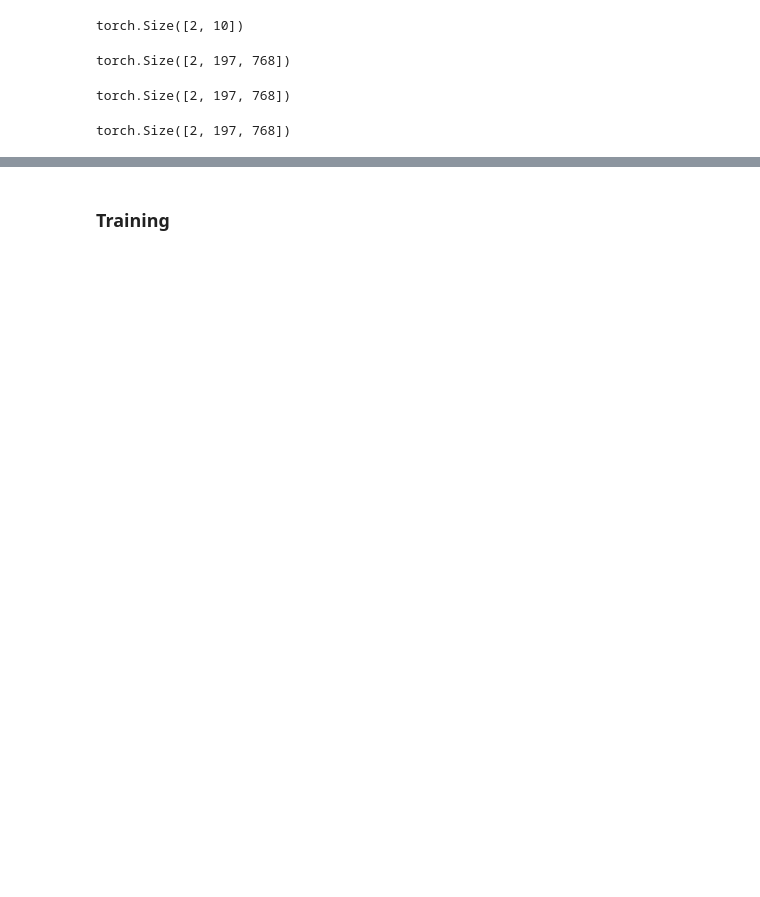
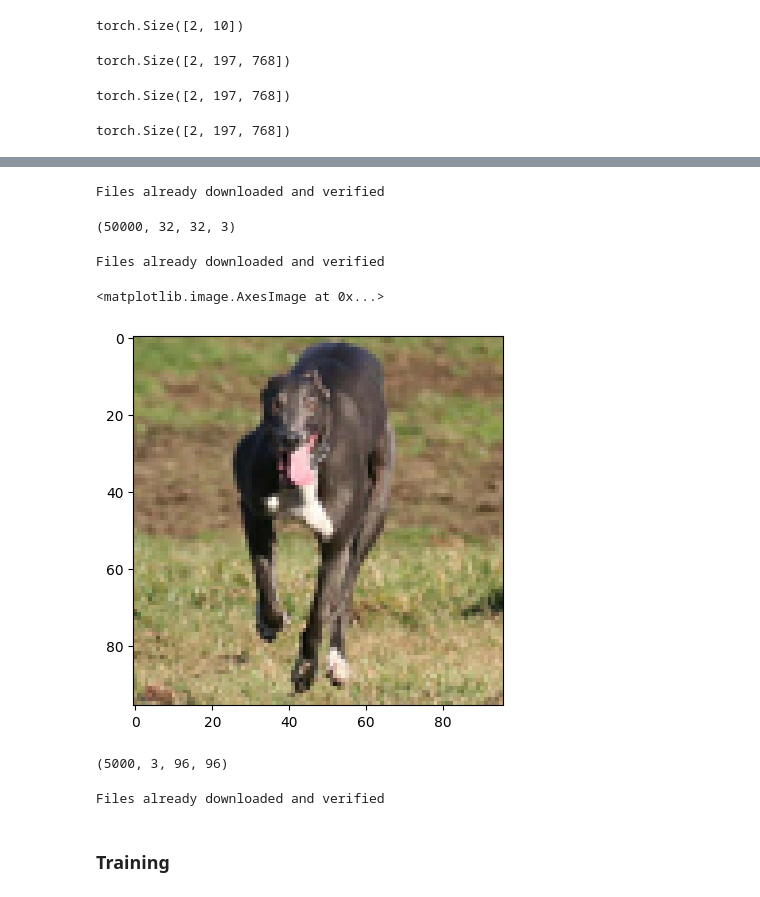
Before and after one commit to AntZot/CIFAR10, a Jupyter notebook: nootebooks/0.4-add-vit-model.ipynb, the cells around one changed output, grey strips where cells are left out. Saved outputs shown, nothing was run; the diff lists cells and outputs as text; code cells hidden in the pictures; blank space fills up the shorter version.

```diff
--- a/nootebooks/0.4-add-vit-model.ipynb
+++ b/nootebooks/0.4-add-vit-model.ipynb
@@ -184,0 +292,23 @@ vit = ViT(img_size=224,
+# %%
+dt =CIFAR10("/CIFAR10/datasets/raw", train=True, download=True)
+# %% [output]
+Files already downloaded and verified
+# %%
+dt.data.shape
+# %% [output]
+(50000, 32, 32, 3)
+# %%
+dt = STL10("/CIFAR10/datasets/raw",split="train",download=True)
+# %% [output]
+Files already downloaded and verified
+# %%
+dt.data =dt.data.transpose(0,2,3,1)
+# %%
+plt.imshow(dt.data[1])
+# %% [output]
+<matplotlib.image.AxesImage at 0x...>
+[figure, added]
+# %%
+dt.data.shape
+# %% [output]
+(5000, 3, 96, 96)
@@ -185,3 +324,7 @@ vit = ViT(img_size=224,
+# %%
+dt = STL10("/CIFAR10/datasets/raw",split="train",download=True,transform=transform)
+# %% [output]
+Files already downloaded and verified
 # %% [markdown]
 ### Training
 # %%
```
Also changed, not shown: parts of 12 cells of this notebook, 3 other files.
